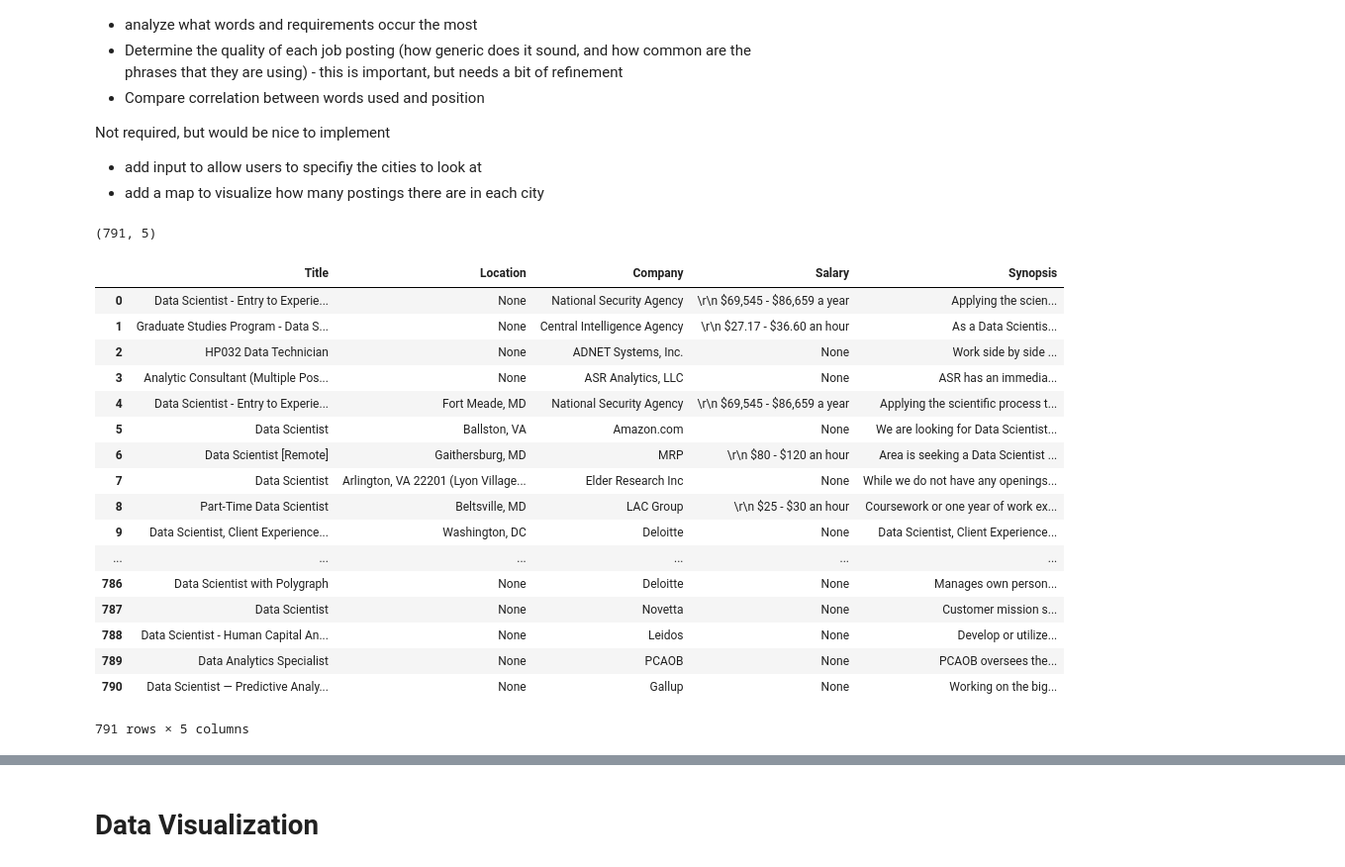
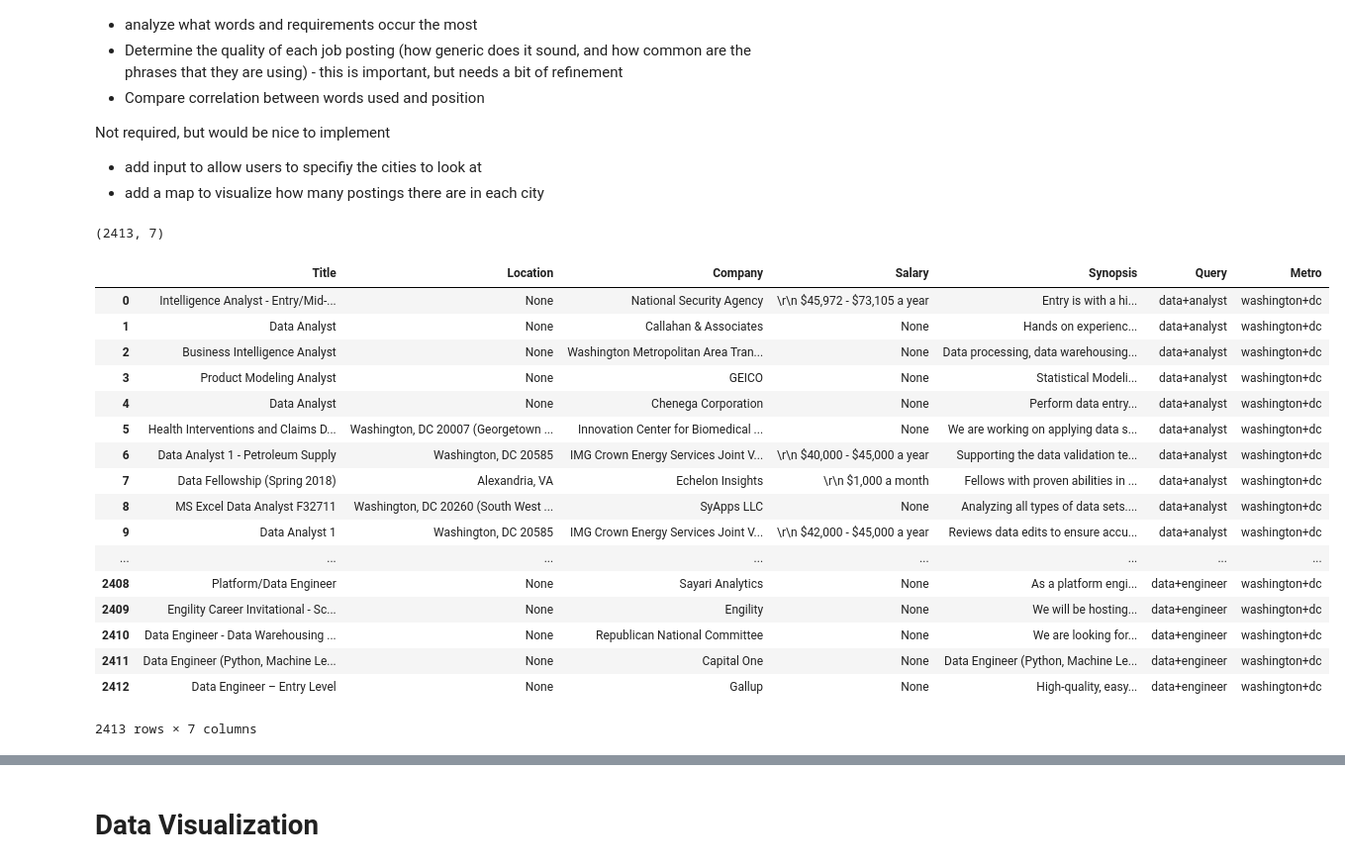
Before and after one commit to mhuh22/Thinkful, a Jupyter notebook: Bootcamp/Unit 7/Analysis on Indeed Data Scientist Postings.ipynb, the cells around one changed output, grey strips where cells are left out. Shown: that part at 99% size. Cells and saved outputs as stored; diff of their text form; code cells hidden in the pictures.

```diff
--- a/Bootcamp/Unit 7/Analysis on Indeed Data Scientist Postings.ipynb
+++ b/Bootcamp/Unit 7/Analysis on Indeed Data Scientist Postings.ipynb
@@ -55,34 +55,34 @@ import ipywidgets as widgets
 from scipy import special
 py.offline.init_notebook_mode(connected=True)
 # %%
-DC_data = pd.read_csv('data/dc_data_scientist_indeed.csv', index_col=False)
-DC_data.drop(['Unnamed: 0'], 1, inplace=True)
+job_data = pd.read_csv('data/dc_indeed.csv', index_col=False)
+job_data.drop(['Unnamed: 0'], 1, inplace=True)
 # %%
 # Let's check up on the size of our dataframe
-DC_data.shape
+job_data.shape
 # %% [output]
-(791, 5)
+(2413, 7)
 # %%
 # Preview the data
-DC_data
+job_data
 # %% [output]
-|  | Title | Location | Company | Salary | Synopsis |
-| 0 | Data Scientist - Entry to Experie... | None | National Security Agency | \r\n $69,545 - $86,659 a year | Applying the scien... |
-| 1 | Graduate Studies Program - Data S... | None | Central Intelligence Agency | \r\n $27.17 - $36.60 an hour | As a Data Scientis... |
-| 2 | HP032 Data Technician | None | ADNET Systems, Inc. | None | Work side by side ... |
-| 3 | Analytic Consultant (Multiple Pos... | None | ASR Analytics, LLC | None | ASR has an immedia... |
-| 4 | Data Scientist - Entry to Experie... | Fort Meade, MD | National Security Agency | \r\n $69,545 - $86,659 a year | Applying the scientific process t... |
-| 5 | Data Scientist | Ballston, VA | Amazon.com | None | We are looking for Data Scientist... |
-| 6 | Data Scientist [Remote] | Gaithersburg, MD | MRP | \r\n $80 - $120 an hour | Area is seeking a Data Scientist ... |
-| 7 | Data Scientist | Arlington, VA 22201 (Lyon Village... | Elder Research Inc | None | While we do not have any openings... |
-| 8 | Part-Time Data Scientist | Beltsville, MD | LAC Group | \r\n $25 - $30 an hour | Coursework or one year of work ex... |
-| 9 | Data Scientist, Client Experience... | Washington, DC | Deloitte | None | Data Scientist, Client Experience... |
-| ... | ... | ... | ... | ... | ... |
-| 786 | Data Scientist with Polygraph | None | Deloitte | None | Manages own person... |
-| 787 | Data Scientist | None | Novetta | None | Customer mission s... |
-| 788 | Data Scientist - Human Capital An... | None | Leidos | None | Develop or utilize... |
-| 789 | Data Analytics Specialist | None | PCAOB | None | PCAOB oversees the... |
-| 790 | Data Scientist — Predictive Analy... | None | Gallup | None | Working on the big... |
+|  | Title | Location | Company | Salary | Synopsis | Query | Metro |
+| 0 | Intelligence Analyst - Entry/Mid-... | None | National Security Agency | \r\n $45,972 - $73,105 a year | Entry is with a hi... | data+analyst | washington+dc |
+| 1 | Data Analyst | None | Callahan & Associates | None | Hands on experienc... | data+analyst | washington+dc |
+| 2 | Business Intelligence Analyst | None | Washington Metropolitan Area Tran... | None | Data processing, data warehousing... | data+analyst | washington+dc |
+| 3 | Product Modeling Analyst | None | GEICO | None | Statistical Modeli... | data+analyst | washington+dc |
+| 4 | Data Analyst | None | Chenega Corporation | None | Perform data entry... | data+analyst | washington+dc |
+| 5 | Health Interventions and Claims D... | Washington, DC 20007 (Georgetown ... | Innovation Center for Biomedical ... | None | We are working on applying data s... | data+analyst | washington+dc |
+| 6 | Data Analyst 1 - Petroleum Supply | Washington, DC 20585 | IMG Crown Energy Services Joint V... | \r\n $40,000 - $45,000 a year | Supporting the data validation te... | data+analyst | washington+dc |
+| 7 | Data Fellowship (Spring 2018) | Alexandria, VA | Echelon Insights | \r\n $1,000 a month | Fellows with proven abilities in ... | data+analyst | washington+dc |
+| 8 | MS Excel Data Analyst F32711 | Washington, DC 20260 (South West ... | SyApps LLC | None | Analyzing all types of data sets.... | data+analyst | washington+dc |
+| 9 | Data Analyst 1 | Washington, DC 20585 | IMG Crown Energy Services Joint V... | \r\n $42,000 - $45,000 a year | Reviews data edits to ensure accu... | data+analyst | washington+dc |
+| ... | ... | ... | ... | ... | ... | ... | ... |
+| 2408 | Platform/Data Engineer | None | Sayari Analytics | None | As a platform engi... | data+engineer | washington+dc |
+| 2409 | Engility Career Invitational - Sc... | None | Engility | None | We will be hosting... | data+engineer | washington+dc |
+| 2410 | Data Engineer - Data Warehousing ... | None | Republican National Committee | None | We are looking for... | data+engineer | washington+dc |
+| 2411 | Data Engineer (Python, Machine Le... | None | Capital One | None | Data Engineer (Python, Machine Le... | data+engineer | washington+dc |
+| 2412 | Data Engineer – Entry Level | None | Gallup | None | High-quality, easy... | data+engineer | washington+dc |
-791 rows × 5 columns
+2413 rows × 7 columns
 # %%
 # Doing some data cleaning
```
Also changed, not shown: parts of 18 cells of this notebook, 2 other files.
